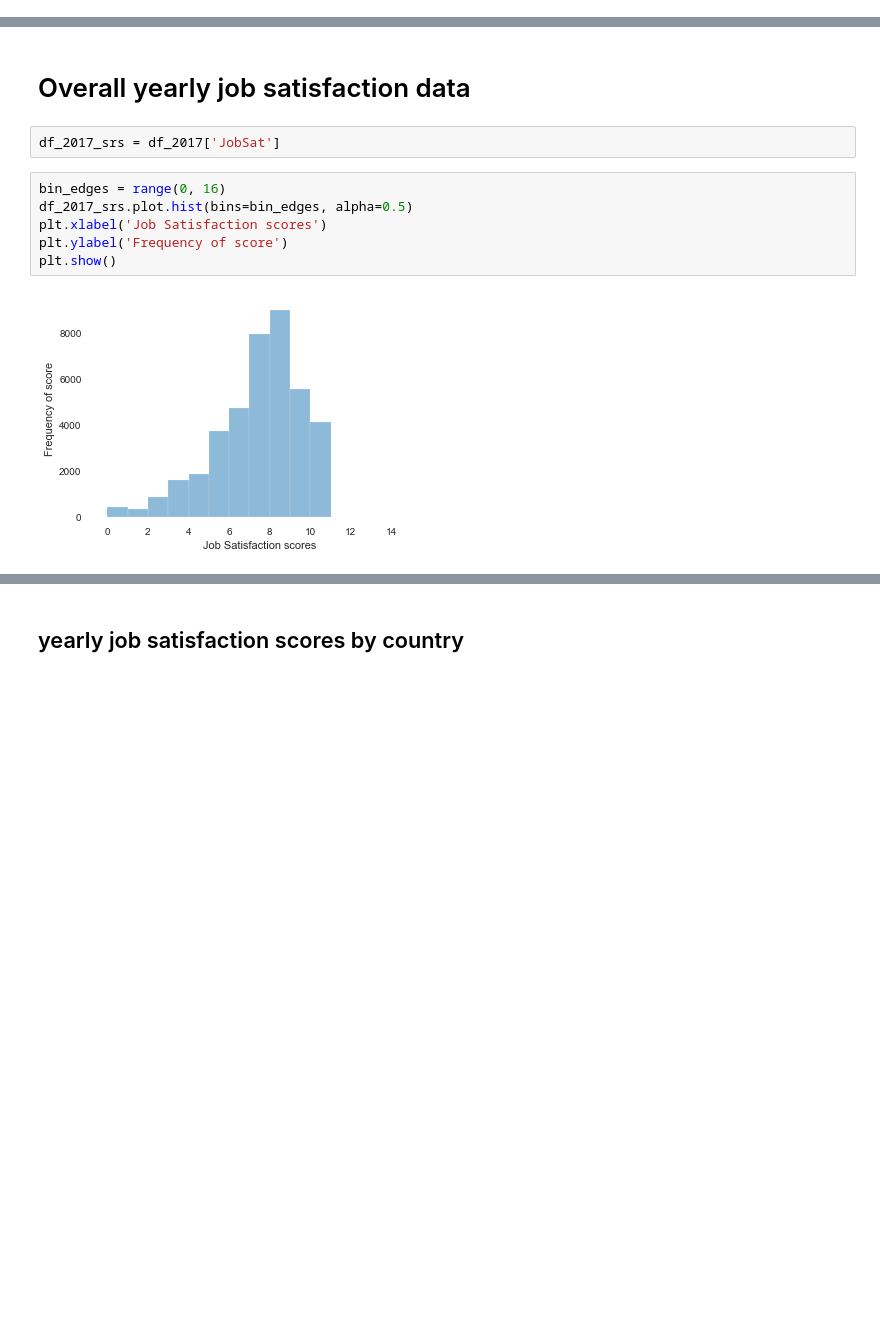
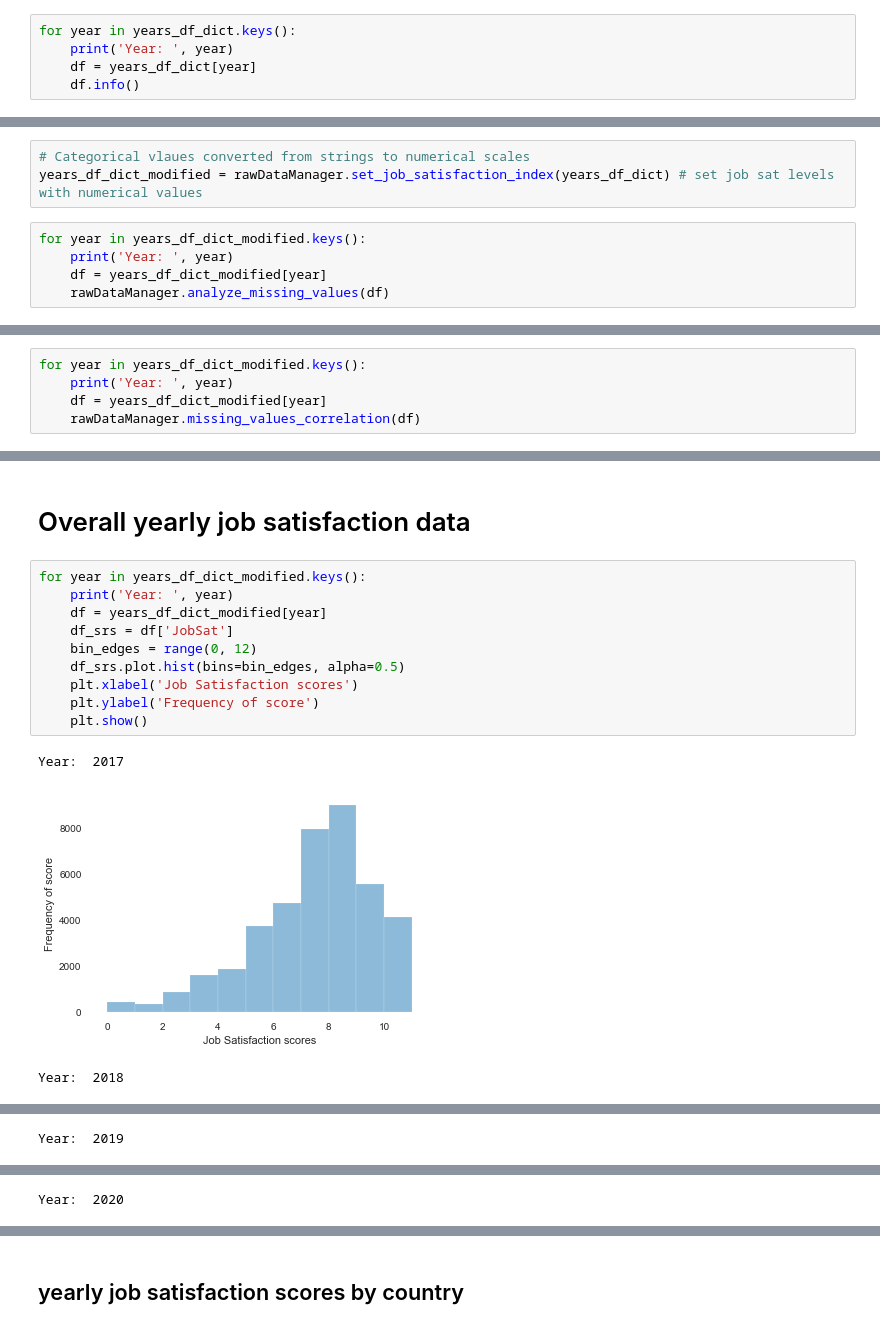
Before and after one commit to OtasowieRotimiOsifo/pdsnd_github, a Jupyter notebook: data_science_blog/stack-overflow-survey-latest-2020-July-31-submitted.ipynb, the cells around one changed output, grey strips where cells are left out. Drawn from its saved outputs; the diff is of its cells as text; blank space fills up the shorter version.

```diff
--- a/data_science_blog/stack-overflow-survey-latest-2020-July-31-submitted.ipynb
+++ b/data_science_blog/stack-overflow-survey-latest-2020-July-31-submitted.ipynb
@@ -238,0 +289,5 @@ plt.show()
+# %%
+for year in years_df_dict.keys():
+    print('Year: ', year)
+    df = years_df_dict[year]
+    df.info()
@@ -238,0 +315,8 @@ plt.show()
+# %%
+# Categorical vlaues converted from strings to numerical scales
+years_df_dict_modified = rawDataManager.set_job_satisfaction_index(years_df_dict) # set job sat levels with numerical values
+# %%
+for year in years_df_dict_modified.keys():
+    print('Year: ', year)
+    df = years_df_dict_modified[year]
+    rawDataManager.analyze_missing_values(df)
@@ -238,0 +332,5 @@ plt.show()
+# %%
+for year in years_df_dict_modified.keys():
+    print('Year: ', year)
+    df = years_df_dict_modified[year]
+    rawDataManager.missing_values_correlation(df)
@@ -1124,13 +2059,17 @@ gender_response_bar_namibia.display()
 [interactive output not drawn]
 # %% [markdown]
 # Overall yearly job satisfaction data
-# %%
-df_2017_srs = df_2017['JobSat']
 # %%
-bin_edges = range(0, 16)
-df_2017_srs.plot.hist(bins=bin_edges, alpha=0.5)
-plt.xlabel('Job Satisfaction scores')
-plt.ylabel('Frequency of score')
-plt.show()
+for year in years_df_dict_modified.keys():
+    print('Year: ', year)
+    df = years_df_dict_modified[year]
+    df_srs = df['JobSat']
+    bin_edges = range(0, 12)
+    df_srs.plot.hist(bins=bin_edges, alpha=0.5)
+    plt.xlabel('Job Satisfaction scores')
+    plt.ylabel('Frequency of score')
+    plt.show()
 # %% [output]
+Year:  2017
-[figure, old version]
+[figure, new version]
+Year:  2018
@@ -1136,0 +2077 @@ plt.show()
+Year:  2019
@@ -1136,0 +2079 @@ plt.show()
+Year:  2020
```
Also changed, not shown: parts of 76 cells of this notebook.
